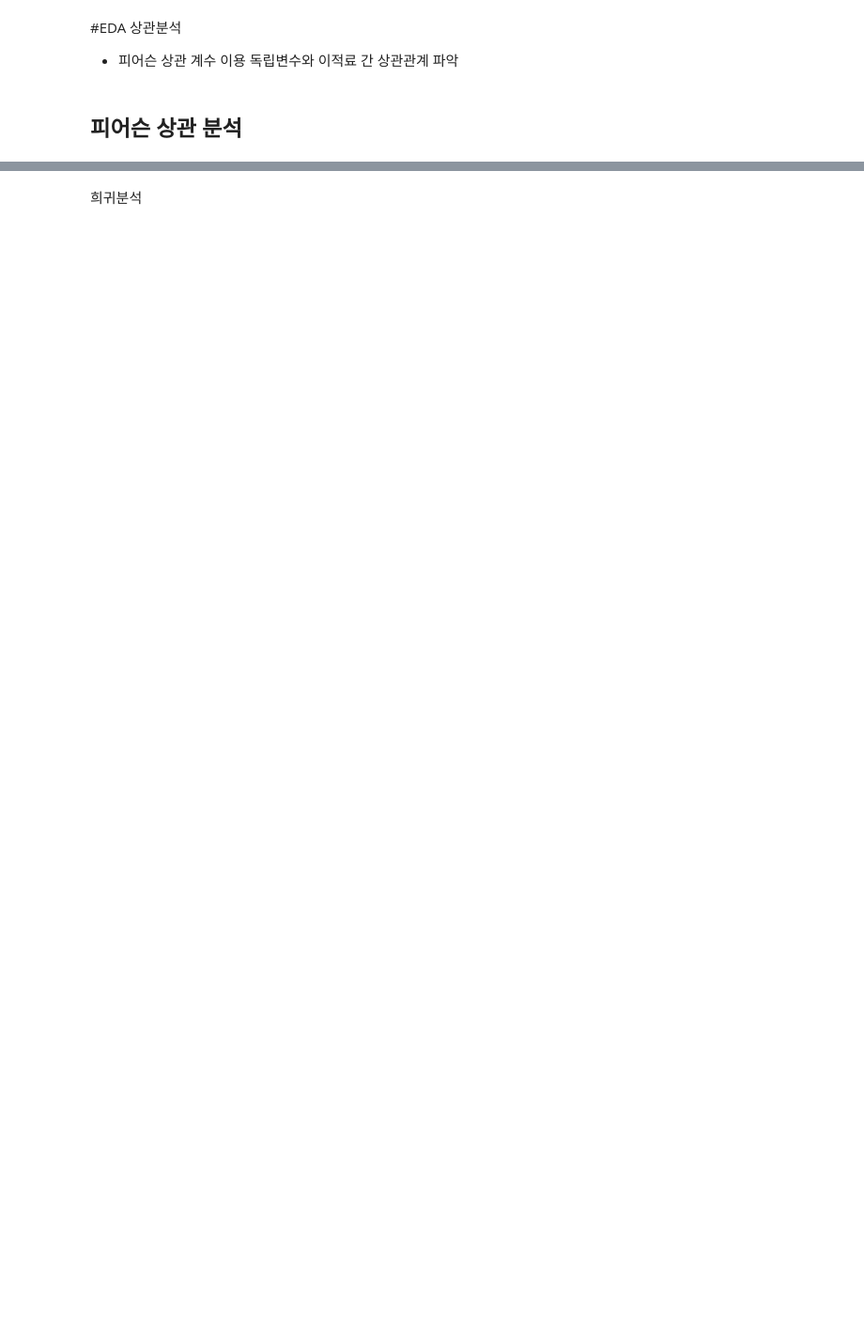
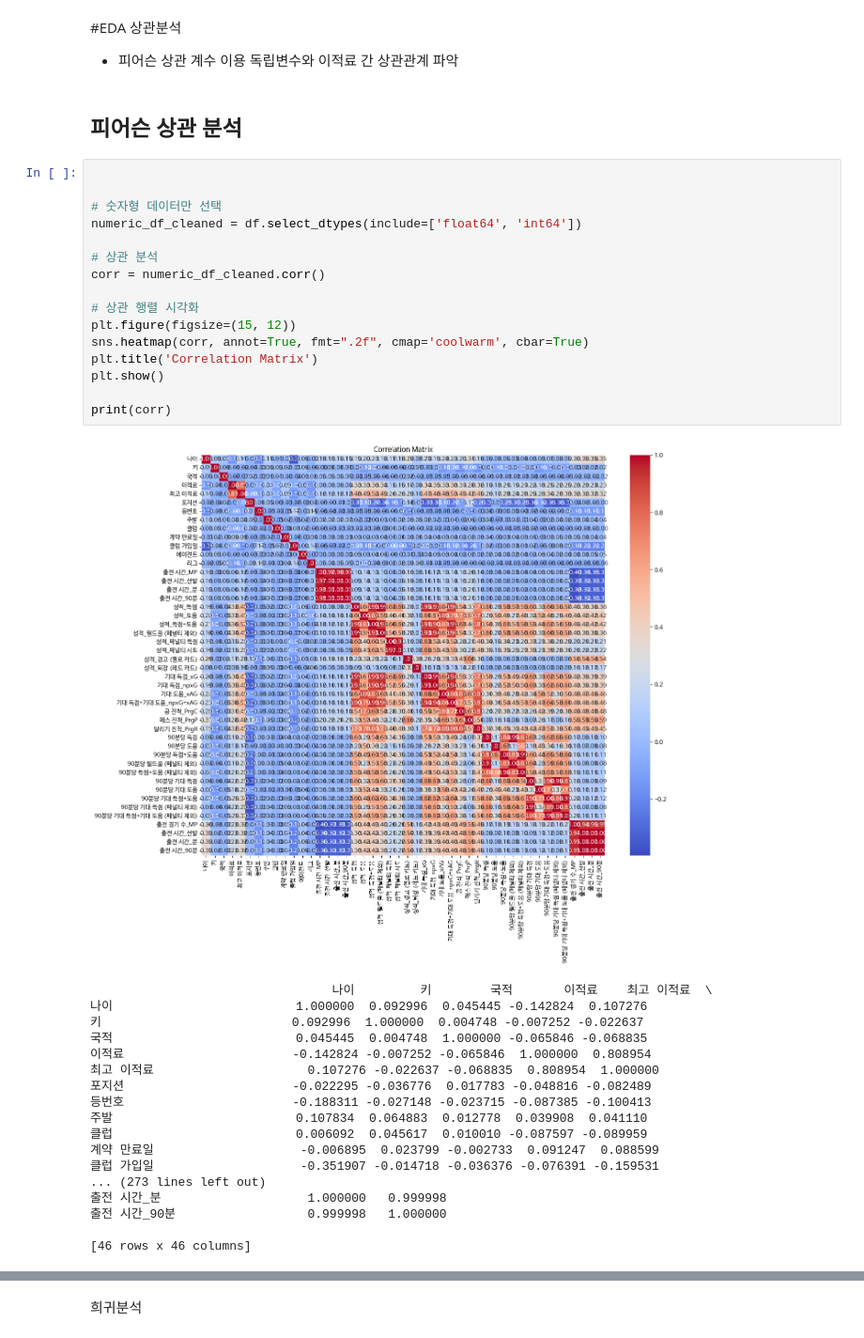
Before and after one commit to nyulnyul/FootballValues, a Jupyter notebook: footballvalue.ipynb, the cells around one changed output, grey strips where cells are left out. Shown at 94% size. Saved outputs shown, nothing was run; the diff lists cells and outputs as text; blank space fills up the shorter version.

```diff
--- a/footballvalue.ipynb
+++ b/footballvalue.ipynb
@@ -361,3 +333,38 @@ R² 값은 모델이 종속 변수의 변동성을 얼마나 설명하는지를
 - 피어슨 상관 계수 이용 독립변수와 이적료 간 상관관계 파악
 # %% [markdown]
 ## 피어슨 상관 분석
+# %%
+
+
+# 숫자형 데이터만 선택
+numeric_df_cleaned = df.select_dtypes(include=['float64', 'int64'])
+
+# 상관 분석
+corr = numeric_df_cleaned.corr()
+
+# 상관 행렬 시각화
+plt.figure(figsize=(15, 12))
+sns.heatmap(corr, annot=True, fmt=".2f", cmap='coolwarm', cbar=True)
+plt.title('Correlation Matrix')
+plt.show()
+
+print(corr)
+# %% [output]
+[figure, added]
+                                 나이         키        국적       이적료    최고 이적료  \
+나이                         1.000000  0.092996  0.045445 -0.142824  0.107276
+키                          0.092996  1.000000  0.004748 -0.007252 -0.022637
+국적                         0.045445  0.004748  1.000000 -0.065846 -0.068835
+이적료                       -0.142824 -0.007252 -0.065846  1.000000  0.808954
+최고 이적료                     0.107276 -0.022637 -0.068835  0.808954  1.000000
+포지션                       -0.022295 -0.036776  0.017783 -0.048816 -0.082489
+등번호                       -0.188311 -0.027148 -0.023715 -0.087385 -0.100413
+주발                         0.107834  0.064883  0.012778  0.039908  0.041110
+클럽                         0.006092  0.045617  0.010010 -0.087597 -0.089959
+계약 만료일                    -0.006895  0.023799 -0.002733  0.091247  0.088599
+클럽 가입일                    -0.351907 -0.014718 -0.036376 -0.076391 -0.159531
+... (273 lines left out)
+출전 시간_분                    1.000000   0.999998
+출전 시간_90분                  0.999998   1.000000
+
+[46 rows x 46 columns]
```
Also changed, not shown: parts of 28 cells of this notebook.
